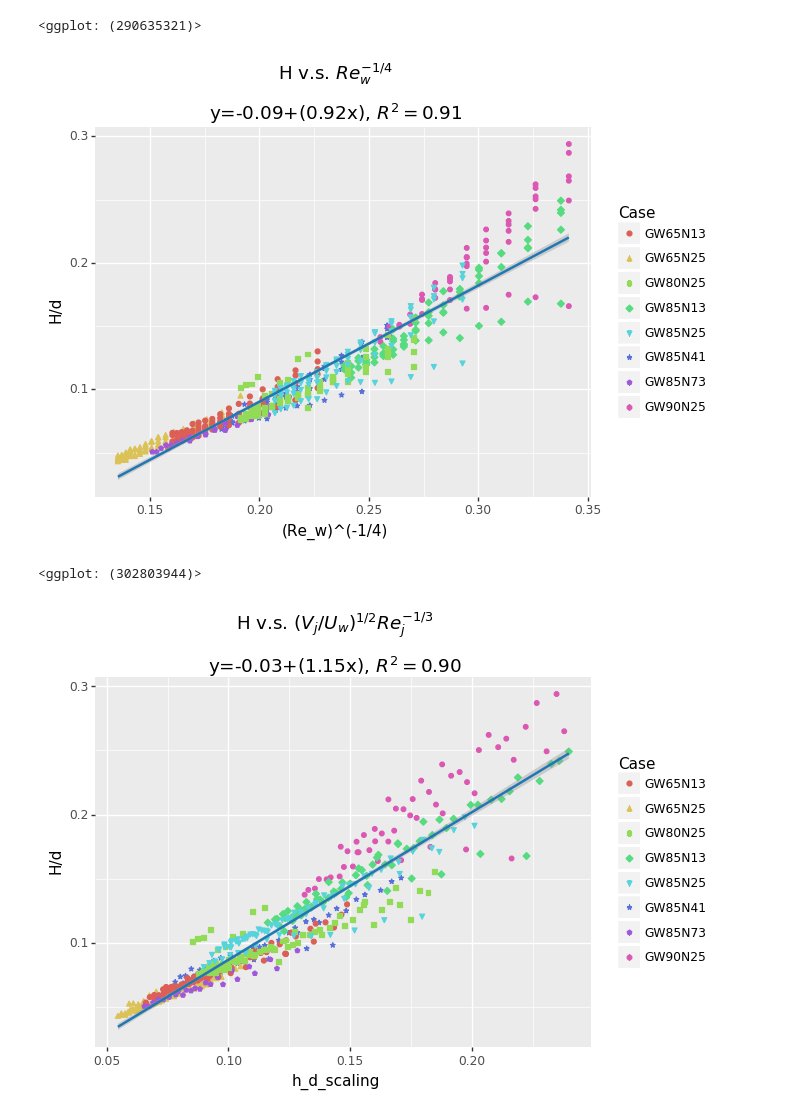
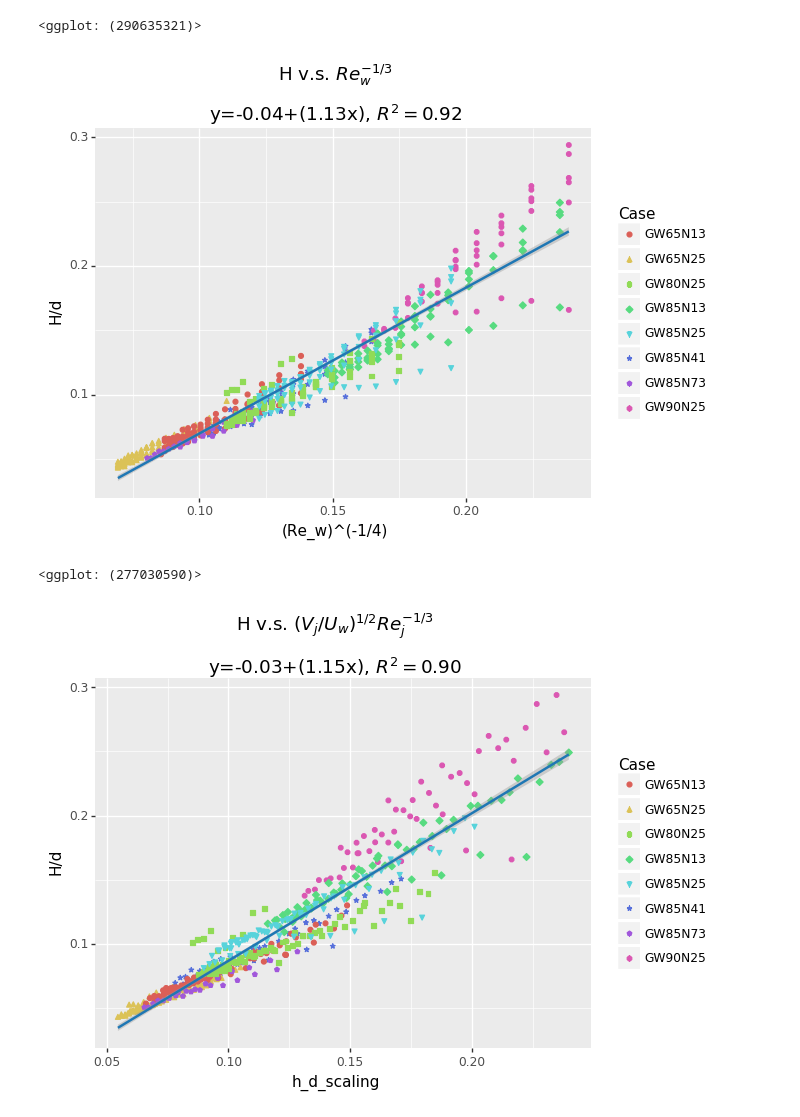
Before and after one commit to XiaoheLiu/liquid-jet-impingement, a Jupyter notebook: 3D-round-jet/Jet_impingement.ipynb, the cells around one changed output. Drawn from its saved outputs; the diff is of its cells as text; code cells hidden in the pictures.

Commit message:
Update regime diagram 2D

```diff
--- a/3D-round-jet/Jet_impingement.ipynb
+++ b/3D-round-jet/Jet_impingement.ipynb
@@ -96,11 +96,11 @@ reg_plot('1/sqrt(Re_w)', 'H/d', "H v.s. $Re_w$")
 [figure]
 <ggplot: (290635321)>
 # %%
-jet_df['(Re_w)^(-1/4)']=jet_df['Re_w']**(-1/4)
-reg_plot('(Re_w)^(-1/4)', 'H/d', "H v.s. $Re_w^{-1/4}$")
+jet_df['(Re_w)^(-1/4)']=jet_df['Re_w']**(-1/3)
+reg_plot('(Re_w)^(-1/4)', 'H/d', "H v.s. $Re_w^{-1/3}$")
 # %% [output]
-[figure, old version]
+[figure, new version]
-<ggplot: (302803944)>
+<ggplot: (277030590)>
 # %%
 jet_df['h_d_scaling']=jet_df['U_w/V_j']**(-1/2)*jet_df['Re_j']**(-1/3)
 reg_plot('h_d_scaling', 'H/d', "H v.s. $(V_j/U_w)^{1/2} Re_j^{-1/3}$")
```
Also changed, not shown: 4 other files.
